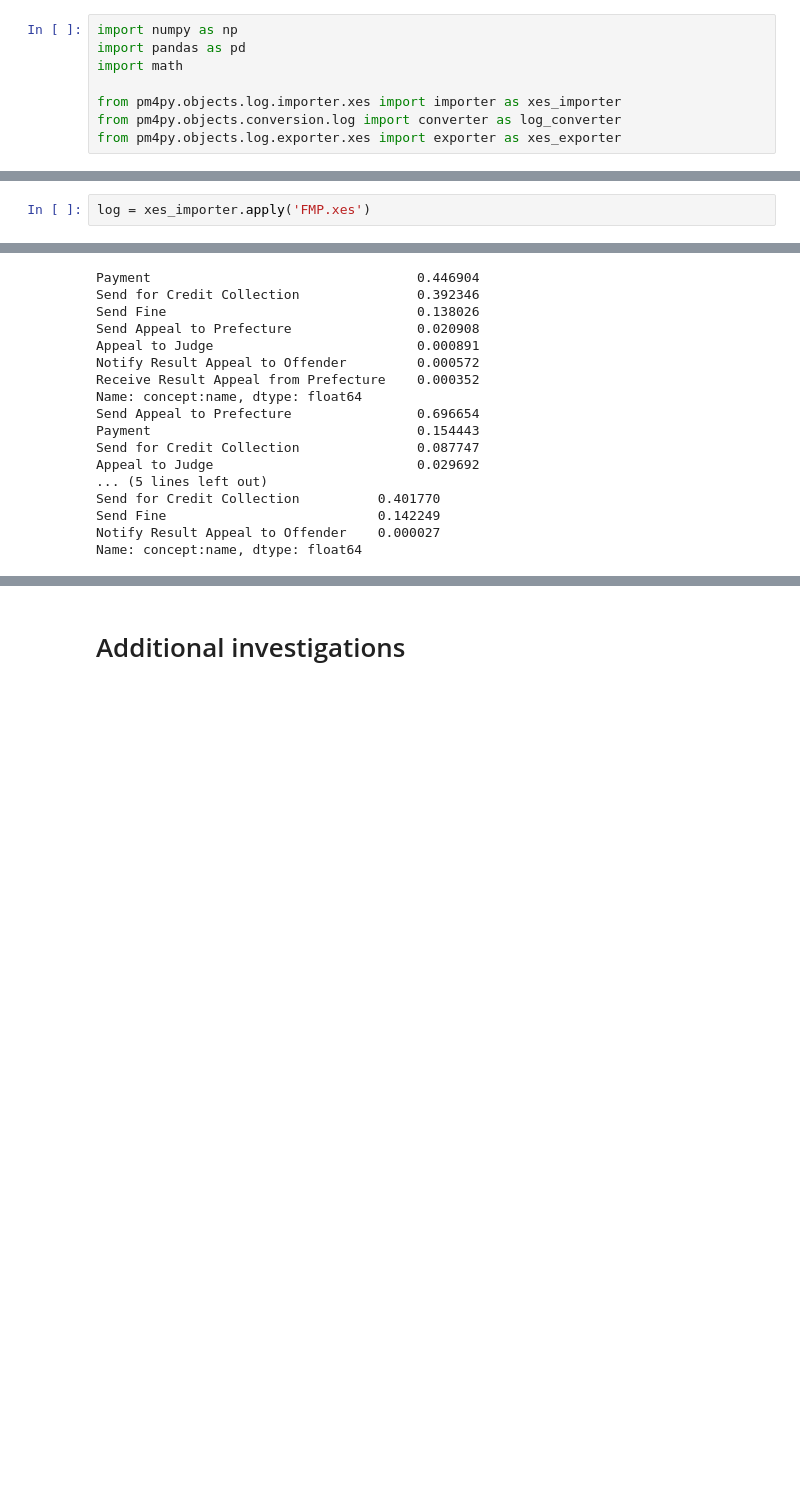
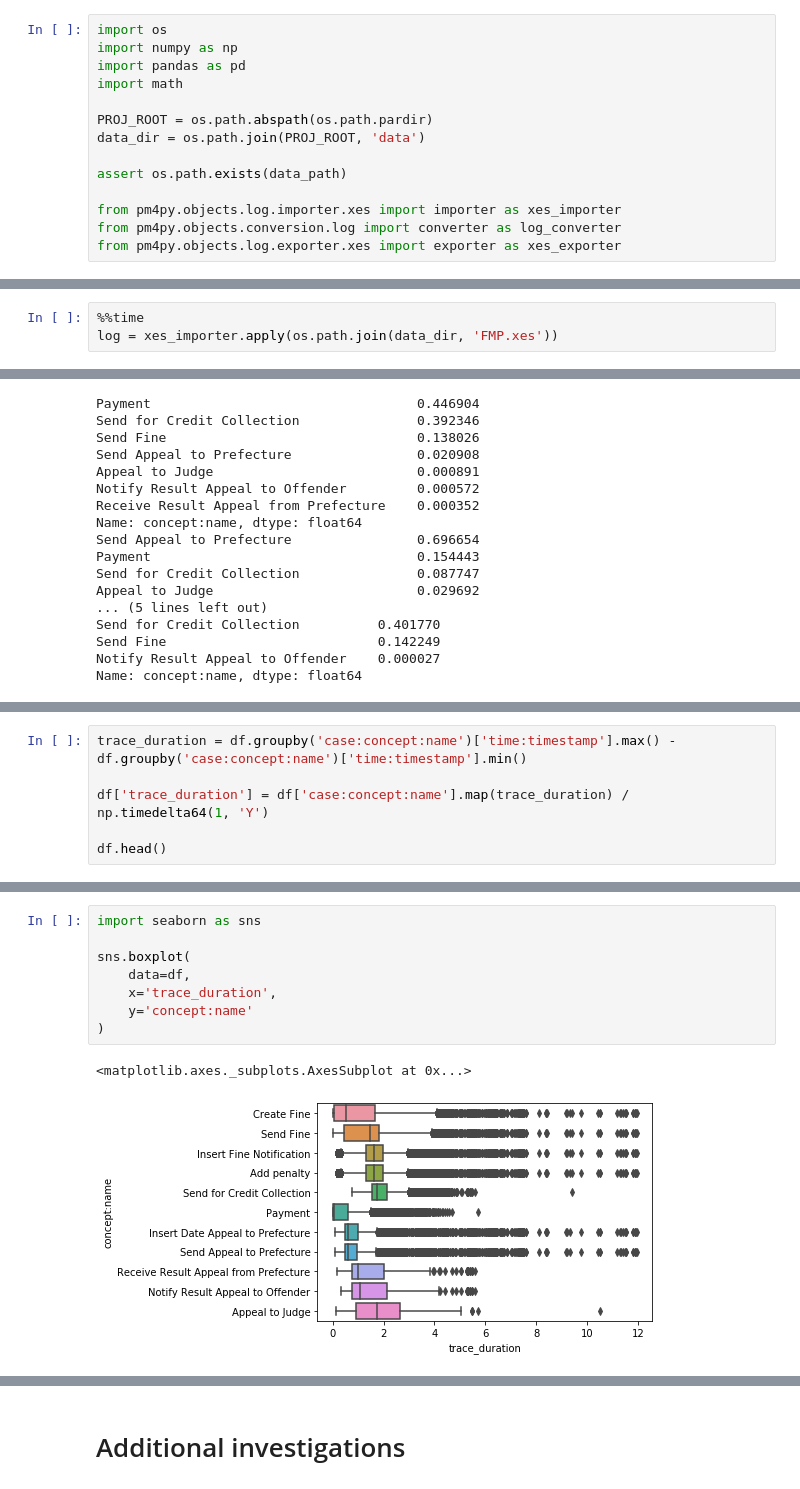
Before and after one commit to brunompacheco/APM-A2, a Jupyter notebook: notebooks/APM_Assignment_2_Q1.ipynb, the cells around one changed output, grey strips where cells are left out. Cells and saved outputs as stored; diff of their text form; blank space fills up the shorter version.

Commit message:
add trace duration charts

```diff
--- a/notebooks/APM_Assignment_2_Q1.ipynb
+++ b/notebooks/APM_Assignment_2_Q1.ipynb
@@ -1,12 +6,19 @@
 # %%
+import os
 import numpy as np
 import pandas as pd
 import math
 
+PROJ_ROOT = os.path.abspath(os.path.pardir)
+data_dir = os.path.join(PROJ_ROOT, 'data')
+
+assert os.path.exists(data_path)
+
 from pm4py.objects.log.importer.xes import importer as xes_importer
 from pm4py.objects.conversion.log import converter as log_converter
 from pm4py.objects.log.exporter.xes import exporter as xes_exporter
 # %% [markdown]
 # Q1.A
 # %%
-log = xes_importer.apply('FMP.xes')
+%%time
+log = xes_importer.apply(os.path.join(data_dir, 'FMP.xes'))
@@ -278,0 +398,6 @@ Name: concept:name, dtype: float64
+# %%
+trace_duration = df.groupby('case:concept:name')['time:timestamp'].max() - df.groupby('case:concept:name')['time:timestamp'].min()
+
+df['trace_duration'] = df['case:concept:name'].map(trace_duration) / np.timedelta64(1, 'Y')
+
+df.head()
@@ -278,0 +411,11 @@ Name: concept:name, dtype: float64
+# %%
+import seaborn as sns
+
+sns.boxplot(
+    data=df,
+    x='trace_duration',
+    y='concept:name'
+)
+# %% [output]
+<matplotlib.axes._subplots.AxesSubplot at 0x...>
+[figure, added]
```
Also changed, not shown: parts of 13 cells of this notebook.
